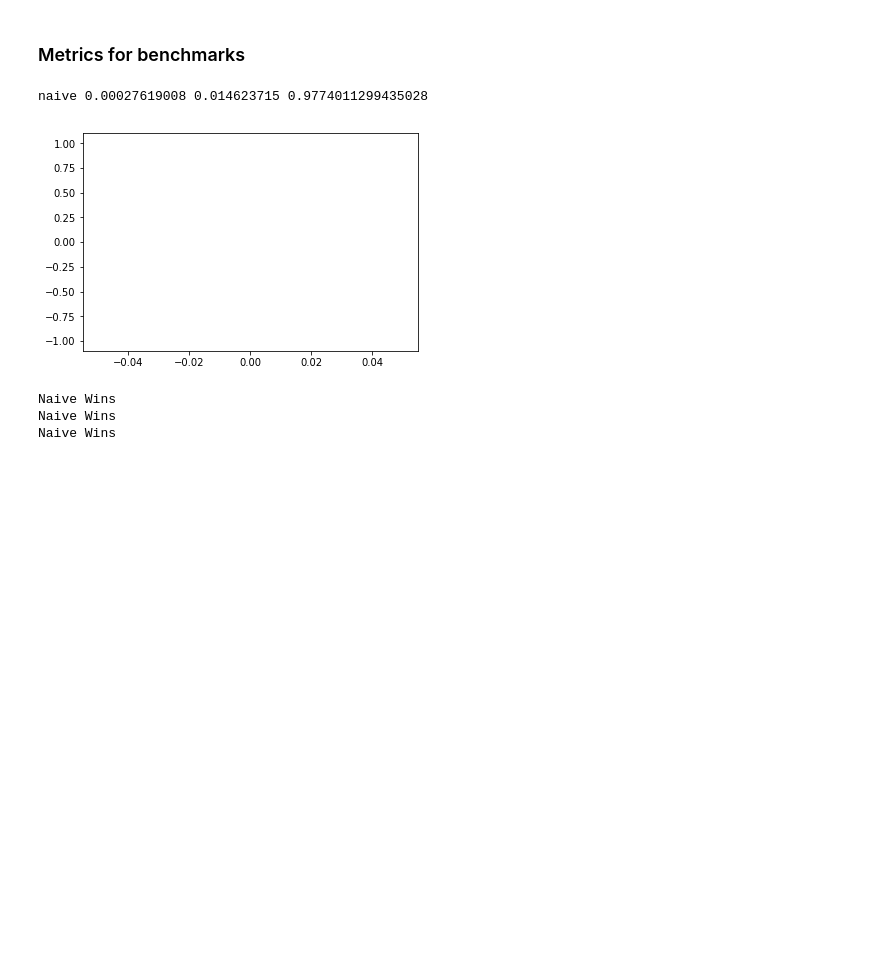
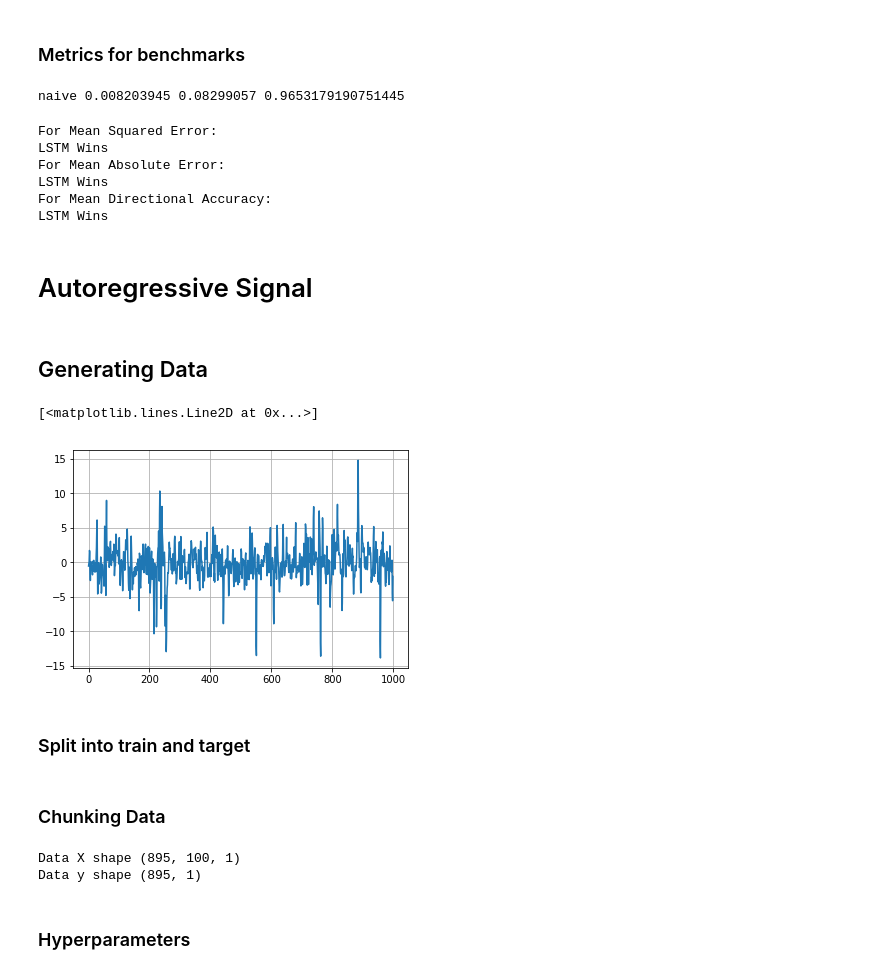
Before and after one commit to msc-acse/acse-9-independent-research-project-OliverJBoom, a Jupyter notebook: Forecaster/LSTM_toy.ipynb, the cells around one changed output. Cells and saved outputs as stored; diff of their text form; code cells hidden in the pictures; blank space fills up the shorter version.

```diff
--- a/Forecaster/LSTM_toy.ipynb
+++ b/Forecaster/LSTM_toy.ipynb
@@ -227,31 +230,58 @@ plt.show()
 # %% [markdown]
 ### Metrics for benchmarks
 # %%
-mse_naive, mae_naive, mda_naive = evaluate(naive_pred, val_true[:-forecast_length], log_ret=False)
+mse_naive, mae_naive, mda_naive = evaluate(naive_pred, test_true[:-forecast_length], log_ret=False)
 print("naive",
     mse_naive, mae_naive, mda_naive)
 # %% [output]
-naive 0.00027619008 0.014623715 0.9774011299435028
+naive 0.008203945 0.08299057 0.9653179190751445
-# %%
-plt.plot(naive_pred.reshape(naive_pred.shape[1], naive_pred.shape[0]))
-# %% [output]
-[figure, removed]
 # %%
+print("For Mean Squared Error:")
+
 if mse_naive < mse:
     print("Naive Wins")
 else:
     print("LSTM Wins")
+
+print("For Mean Absolute Error:")
 
 if mae_naive < mae:
     print("Naive Wins")
 else:
     print("LSTM Wins")
 
+print("For Mean Directional Accuracy:")
+
 if mda_naive > mda:
     print("Naive Wins")
 else:
     print("LSTM Wins")
 # %% [output]
-Naive Wins
-Naive Wins
-Naive Wins
+For Mean Squared Error:
+LSTM Wins
+For Mean Absolute Error:
+LSTM Wins
+For Mean Directional Accuracy:
+LSTM Wins
+# %% [markdown]
+# Autoregressive Signal
+# %% [markdown]
+## Generating Data
+# %%
+nobs = 1000
+ar = [1, -0.5, 0.1]
+ma = [1, 0.7]
+dist = lambda n: np.random.standard_t(3, size=n)
+np.random.seed(8659567)
+y = arma_generate_sample(ar, ma, nobs, sigma=1, distrvs=dist,
+                         burnin=500)
+
+y = y.reshape(len(y), 1)
+
+plt.grid()
+plt.plot(y)
+# %% [output]
+[<matplotlib.lines.Line2D at 0x...>]
+[figure, added]
+# %% [markdown]
+### Split into train and target
@@ -257,0 +292,14 @@ Naive Wins
+# %% [markdown]
+### Chunking Data
+# %%
+series_length = 100
+data_X, data_y = slice_series(data_X, data_y, series_length, dataset_pct=1.0)
+
+# [Number of series, time series length, number of features]
+print("Data X shape", data_X.shape,
+      "\nData y shape", data_y.shape)
+# %% [output]
+Data X shape (895, 100, 1)
+Data y shape (895, 1)
+# %% [markdown]
+### Hyperparameters
```
Also changed, not shown: parts of 23 cells of this notebook, 3 other files.
